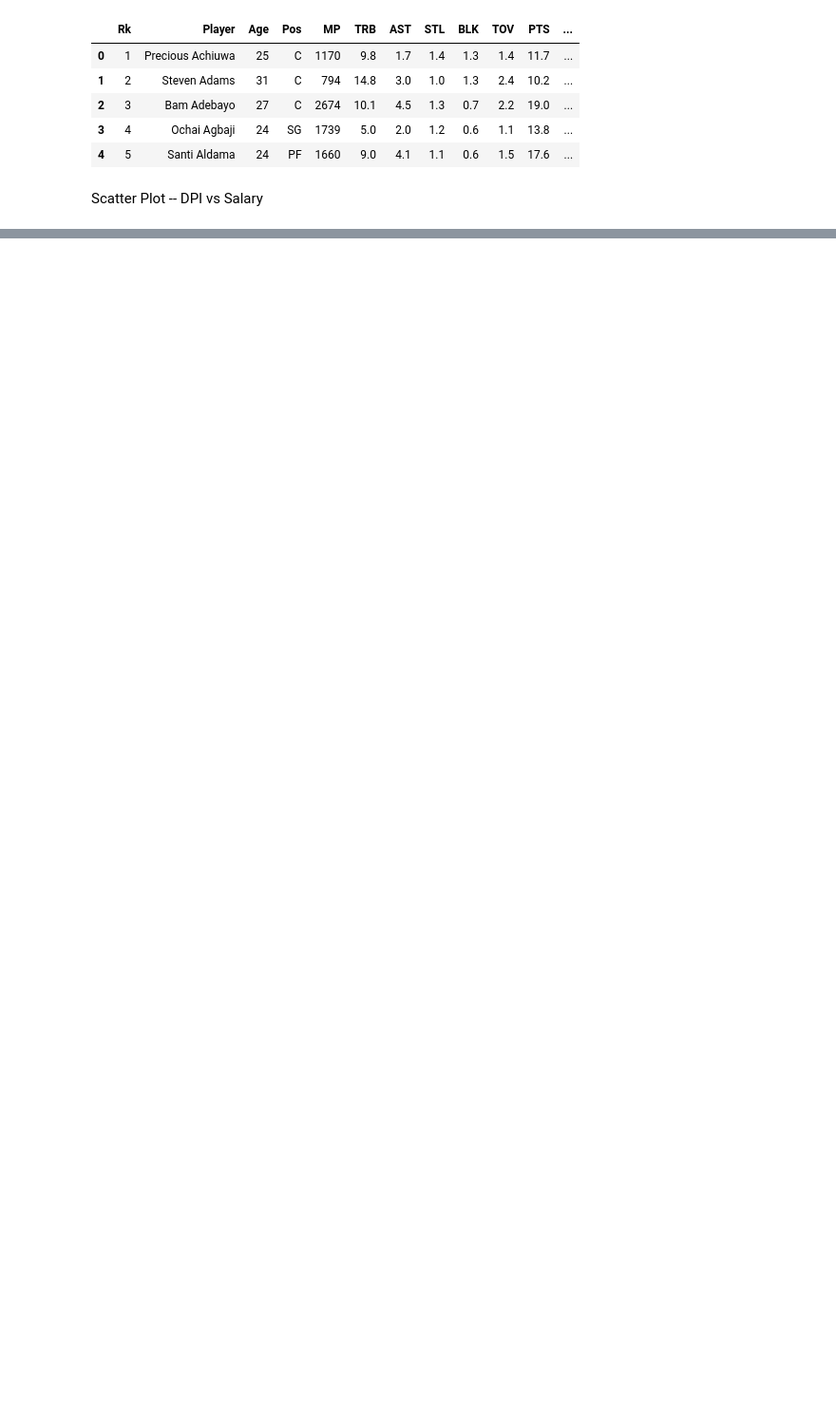
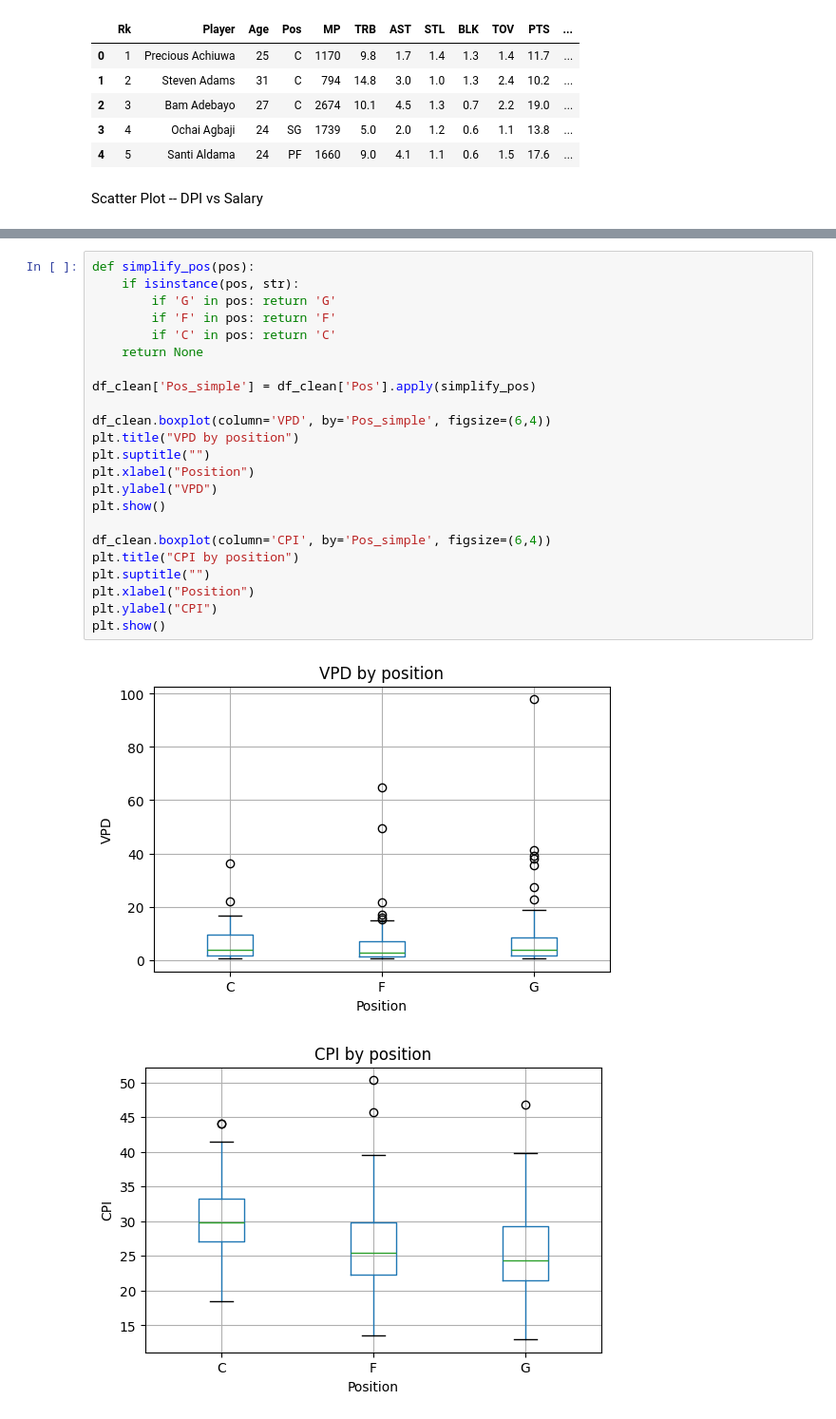
Before and after one commit to eksubasi/DSA210, a Jupyter notebook: analysis.ipynb, the cells around one changed output, grey strips where cells are left out. Shown at 95% size. Cells and saved outputs as stored; diff of their text form; blank space fills up the shorter version.

```diff
--- a/analysis.ipynb
+++ b/analysis.ipynb
@@ -65,0 +87,26 @@ plt.show()
+# %%
+def simplify_pos(pos):
+    if isinstance(pos, str):
+        if 'G' in pos: return 'G'
+        if 'F' in pos: return 'F'
+        if 'C' in pos: return 'C'
+    return None
+
+df_clean['Pos_simple'] = df_clean['Pos'].apply(simplify_pos)
+
+df_clean.boxplot(column='VPD', by='Pos_simple', figsize=(6,4))
+plt.title("VPD by position")
+plt.suptitle("")
+plt.xlabel("Position")
+plt.ylabel("VPD")
+plt.show()
+
+df_clean.boxplot(column='CPI', by='Pos_simple', figsize=(6,4))
+plt.title("CPI by position")
+plt.suptitle("")
+plt.xlabel("Position")
+plt.ylabel("CPI")
+plt.show()
+# %% [output]
+[figure, added]
+[figure, added]
```
Also changed, not shown: parts of 17 cells of this notebook, 1 other file.
